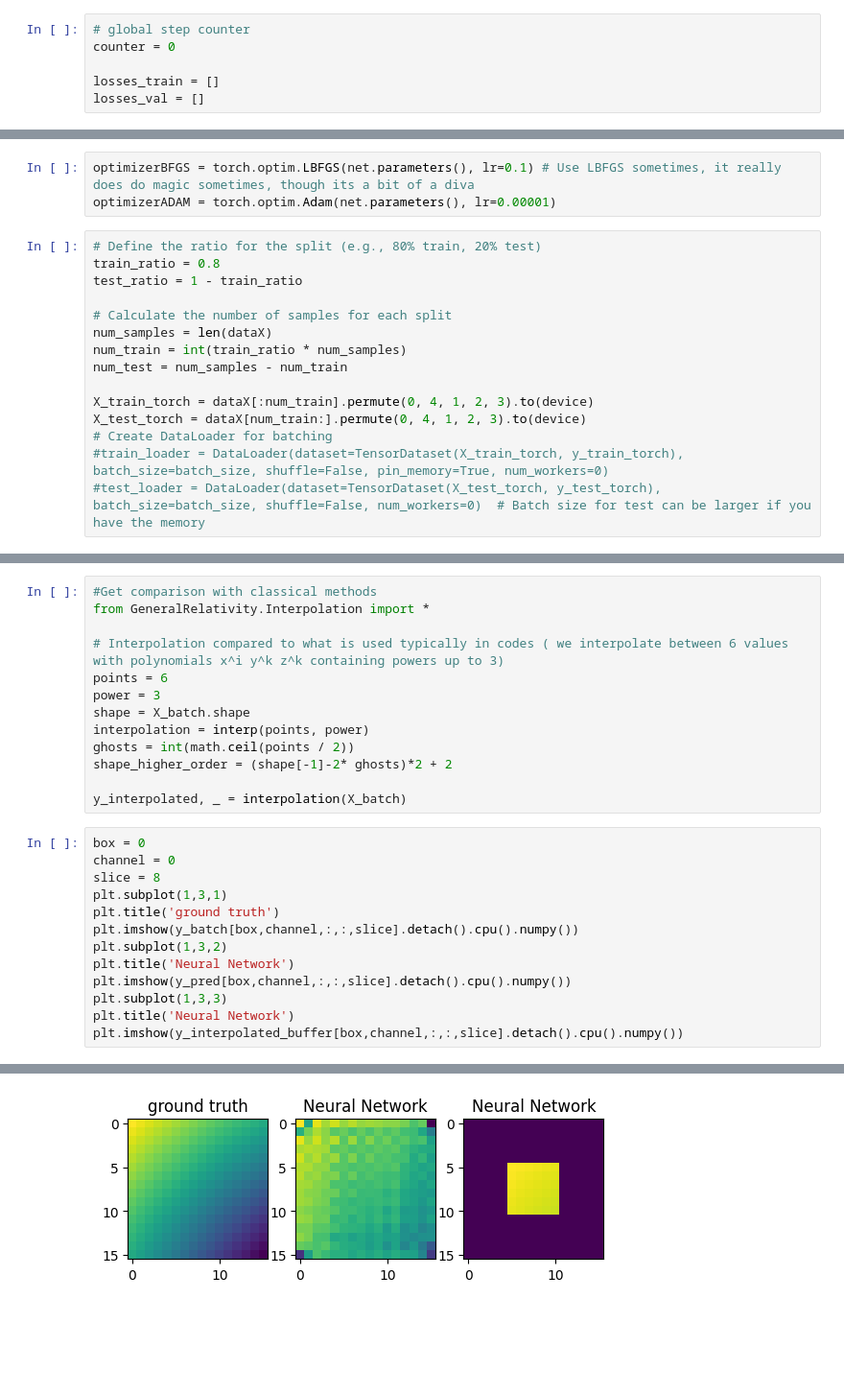
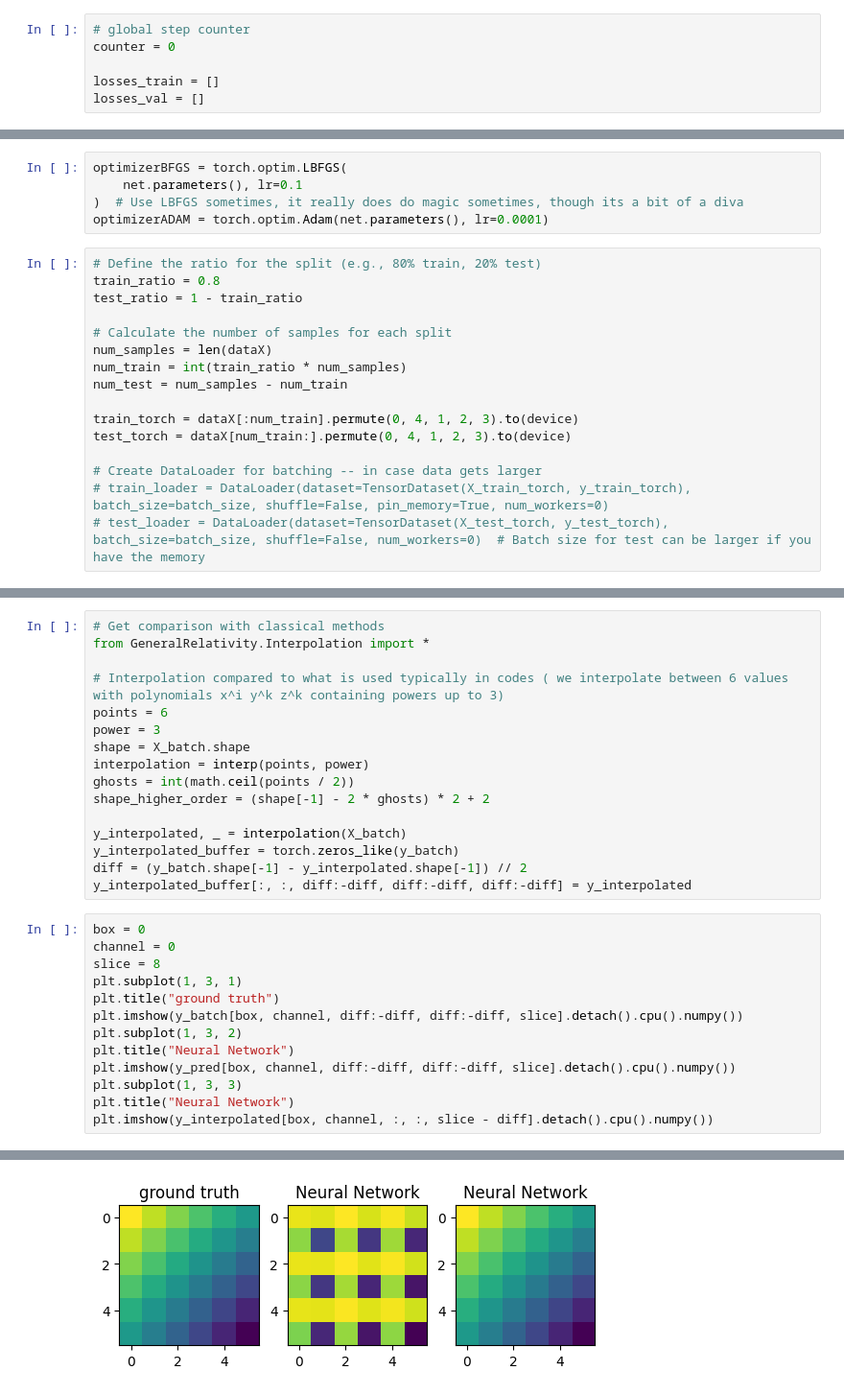
Before and after one commit to ThomasHelfer/TorchGRTL, a Jupyter notebook: notebook.ipynb, the cells around one changed output, grey strips where cells are left out. Shown at 96% size. Cells and saved outputs as stored; diff of their text form; blank space fills up the shorter version.

```diff
--- a/notebook.ipynb
+++ b/notebook.ipynb
@@ -160,7 +130,9 @@ Input Shape: torch.Size([1, 104, 32, 32, 32])
 Output Shape: torch.Size([1, 25, 64, 64, 64])
 # %%
-optimizerBFGS = torch.optim.LBFGS(net.parameters(), lr=0.1) # Use LBFGS sometimes, it really does do magic sometimes, though its a bit of a diva
-optimizerADAM = torch.optim.Adam(net.parameters(), lr=0.00001)
+optimizerBFGS = torch.optim.LBFGS(
+    net.parameters(), lr=0.1
+)  # Use LBFGS sometimes, it really does do magic sometimes, though its a bit of a diva
+optimizerADAM = torch.optim.Adam(net.parameters(), lr=0.0001)
 # %%
 # Define the ratio for the split (e.g., 80% train, 20% test)
 train_ratio = 0.8
@@ -171,9 +143,10 @@ num_samples = len(dataX)
 num_train = int(train_ratio * num_samples)
 num_test = num_samples - num_train
 
-X_train_torch = dataX[:num_train].permute(0, 4, 1, 2, 3).to(device)
-X_test_torch = dataX[num_train:].permute(0, 4, 1, 2, 3).to(device)
-# Create DataLoader for batching
-#train_loader = DataLoader(dataset=TensorDataset(X_train_torch, y_train_torch), batch_size=batch_size, shuffle=False, pin_memory=True, num_workers=0)
-#test_loader = DataLoader(dataset=TensorDataset(X_test_torch, y_test_torch), batch_size=batch_size, shuffle=False, num_workers=0)  # Batch size for test can be larger if you have the memory
+train_torch = dataX[:num_train].permute(0, 4, 1, 2, 3).to(device)
+test_torch = dataX[num_train:].permute(0, 4, 1, 2, 3).to(device)
+
+# Create DataLoader for batching -- in case data gets larger
+# train_loader = DataLoader(dataset=TensorDataset(X_train_torch, y_train_torch), batch_size=batch_size, shuffle=False, pin_memory=True, num_workers=0)
+# test_loader = DataLoader(dataset=TensorDataset(X_test_torch, y_test_torch), batch_size=batch_size, shuffle=False, num_workers=0)  # Batch size for test can be larger if you have the memory
 # %%
@@ -311,5 +287,5 @@ writer.close()
 # %%
-#Get comparison with classical methods
+# Get comparison with classical methods
 from GeneralRelativity.Interpolation import *
 
 # Interpolation compared to what is used typically in codes ( we interpolate between 6 values with polynomials x^i y^k z^k containing powers up to 3)
@@ -318,25 +294,28 @@ power = 3
 shape = X_batch.shape
 interpolation = interp(points, power)
 ghosts = int(math.ceil(points / 2))
-shape_higher_order = (shape[-1]-2* ghosts)*2 + 2
+shape_higher_order = (shape[-1] - 2 * ghosts) * 2 + 2
 
 y_interpolated, _ = interpolation(X_batch)
+y_interpolated_buffer = torch.zeros_like(y_batch)
+diff = (y_batch.shape[-1] - y_interpolated.shape[-1]) // 2
+y_interpolated_buffer[:, :, diff:-diff, diff:-diff, diff:-diff] = y_interpolated
 # %%
 box = 0
 channel = 0
 slice = 8
-plt.subplot(1,3,1)
-plt.title('ground truth')
-plt.imshow(y_batch[box,channel,:,:,slice].detach().cpu().numpy())
-plt.subplot(1,3,2)
-plt.title('Neural Network')
-plt.imshow(y_pred[box,channel,:,:,slice].detach().cpu().numpy())
-plt.subplot(1,3,3)
-plt.title('Neural Network')
-plt.imshow(y_interpolated_buffer[box,channel,:,:,slice].detach().cpu().numpy())
+plt.subplot(1, 3, 1)
+plt.title("ground truth")
+plt.imshow(y_batch[box, channel, diff:-diff, diff:-diff, slice].detach().cpu().numpy())
+plt.subplot(1, 3, 2)
+plt.title("Neural Network")
+plt.imshow(y_pred[box, channel, diff:-diff, diff:-diff, slice].detach().cpu().numpy())
+plt.subplot(1, 3, 3)
+plt.title("Neural Network")
+plt.imshow(y_interpolated[box, channel, :, :, slice - diff].detach().cpu().numpy())
 # %% [output]
 <matplotlib.image.AxesImage at 0x...>
-[figure, old version]
+[figure, new version]
 # %%
 box = 5
 channel = 0
```
Also changed, not shown: parts of 15 cells of this notebook.
